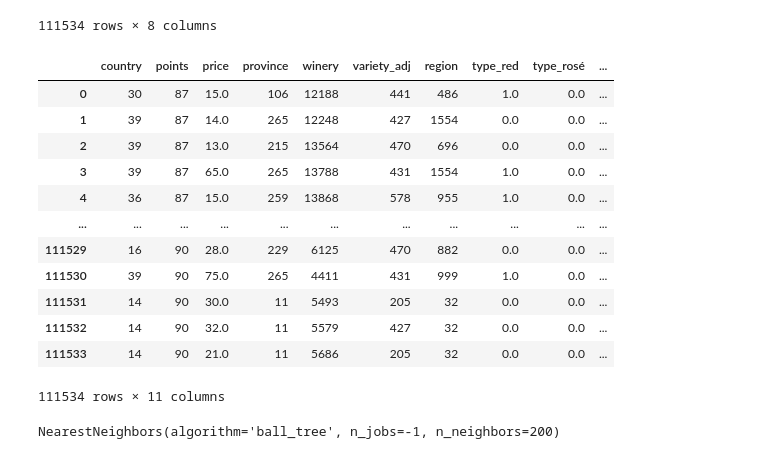
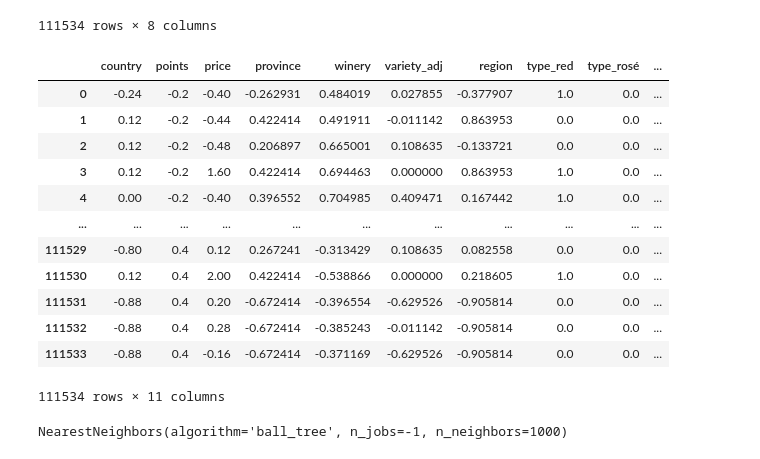
Before and after one commit to fmdalcin/WineGen_old, a Jupyter notebook: notebooks/model_training_NearestNeighbors.ipynb, the cells around one changed output. Cells and saved outputs as stored; diff of their text form; code cells hidden in the pictures.

```diff
--- a/notebooks/model_training_NearestNeighbors.ipynb
+++ b/notebooks/model_training_NearestNeighbors.ipynb
@@ -41,35 +41,43 @@ X
 # %%
 label_encoder_country = LabelEncoder()
 label_encoder_province = LabelEncoder()
 label_encoder_winery = LabelEncoder()
 label_encoder_variety = LabelEncoder()
 label_encoder_region = LabelEncoder()
 one_hot_encoder_type = OneHotEncoder(sparse=False)
 
 X['country'] = label_encoder_country.fit_transform(X['country'])
 X['province'] = label_encoder_province.fit_transform(X['province'])
 X['winery'] = label_encoder_winery.fit_transform(X['winery'])
 X['variety_adj'] = label_encoder_variety.fit_transform(X['variety_adj'])
 X['region'] = label_encoder_region.fit_transform(X['region'])
 
 type_encoded = one_hot_encoder_type.fit_transform(X[['type']])
 type_categories = one_hot_encoder_type.get_feature_names_out(['type'])
 type_encoded=pd.DataFrame(type_encoded)
-X[type_categories] = type_encoded
+
 X.drop(columns=['type'], inplace=True)
-X
+
+scaler = RobustScaler()
+X_scaled=scaler.fit_transform(X)
+X_scaled=pd.DataFrame(X_scaled, columns=X.columns)
+
+
+X_scaled[type_categories] = type_encoded
+
+X_scaled
 # %% [output]
 |  | country | points | price | province | winery | variety_adj | region | type_red | type_rosé | ... |
-| 0 | 30 | 87 | 15.0 | 106 | 12188 | 441 | 486 | 1.0 | 0.0 | ... |
-| 1 | 39 | 87 | 14.0 | 265 | 12248 | 427 | 1554 | 0.0 | 0.0 | ... |
-| 2 | 39 | 87 | 13.0 | 215 | 13564 | 470 | 696 | 0.0 | 0.0 | ... |
-| 3 | 39 | 87 | 65.0 | 265 | 13788 | 431 | 1554 | 1.0 | 0.0 | ... |
-| 4 | 36 | 87 | 15.0 | 259 | 13868 | 578 | 955 | 1.0 | 0.0 | ... |
+| 0 | -0.24 | -0.2 | -0.40 | -0.262931 | 0.484019 | 0.027855 | -0.377907 | 1.0 | 0.0 | ... |
+| 1 | 0.12 | -0.2 | -0.44 | 0.422414 | 0.491911 | -0.011142 | 0.863953 | 0.0 | 0.0 | ... |
+| 2 | 0.12 | -0.2 | -0.48 | 0.206897 | 0.665001 | 0.108635 | -0.133721 | 0.0 | 0.0 | ... |
+| 3 | 0.12 | -0.2 | 1.60 | 0.422414 | 0.694463 | 0.000000 | 0.863953 | 1.0 | 0.0 | ... |
+| 4 | 0.00 | -0.2 | -0.40 | 0.396552 | 0.704985 | 0.409471 | 0.167442 | 1.0 | 0.0 | ... |
 | ... | ... | ... | ... | ... | ... | ... | ... | ... | ... | ... |
-| 111529 | 16 | 90 | 28.0 | 229 | 6125 | 470 | 882 | 0.0 | 0.0 | ... |
-| 111530 | 39 | 90 | 75.0 | 265 | 4411 | 431 | 999 | 1.0 | 0.0 | ... |
-| 111531 | 14 | 90 | 30.0 | 11 | 5493 | 205 | 32 | 0.0 | 0.0 | ... |
-| 111532 | 14 | 90 | 32.0 | 11 | 5579 | 427 | 32 | 0.0 | 0.0 | ... |
-| 111533 | 14 | 90 | 21.0 | 11 | 5686 | 205 | 32 | 0.0 | 0.0 | ... |
+| 111529 | -0.80 | 0.4 | 0.12 | 0.267241 | -0.313429 | 0.108635 | 0.082558 | 0.0 | 0.0 | ... |
+| 111530 | 0.12 | 0.4 | 2.00 | 0.422414 | -0.538866 | 0.000000 | 0.218605 | 1.0 | 0.0 | ... |
+| 111531 | -0.88 | 0.4 | 0.20 | -0.672414 | -0.396554 | -0.629526 | -0.905814 | 0.0 | 0.0 | ... |
+| 111532 | -0.88 | 0.4 | 0.28 | -0.672414 | -0.385243 | -0.011142 | -0.905814 | 0.0 | 0.0 | ... |
+| 111533 | -0.88 | 0.4 | -0.16 | -0.672414 | -0.371169 | -0.629526 | -0.905814 | 0.0 | 0.0 | ... |
 111534 rows × 11 columns
 # %%
@@ -78,12 +86,12 @@ neigh = NearestNeighbors(n_neighbors=200, algorithm='ball_tree', n_jobs=-1)
 scaler = RobustScaler()
 X_scaled=scaler.fit_transform(X)
 # %%
-features_weights=[1,3,3,1,2,3,1,3,3,3,3]
+features_weights=[1,1,1,1,2,3,1,3,3,3,3]
 X_scaled=X_scaled*features_weights
-X_scaled=pd.DataFrame(X_scaled, columns=X.columns)
+# X_scaled=pd.DataFrame(X_scaled, columns=X.columns)
 neigh.fit(X_scaled)
 # %% [output]
-NearestNeighbors(algorithm='ball_tree', n_jobs=-1, n_neighbors=200)
+NearestNeighbors(algorithm='ball_tree', n_jobs=-1, n_neighbors=1000)
 # %%
 X_test=X.sample(5)
 df.iloc[X_test.index]
```
Also changed, not shown: parts of 7 cells of this notebook, 5 other files.
